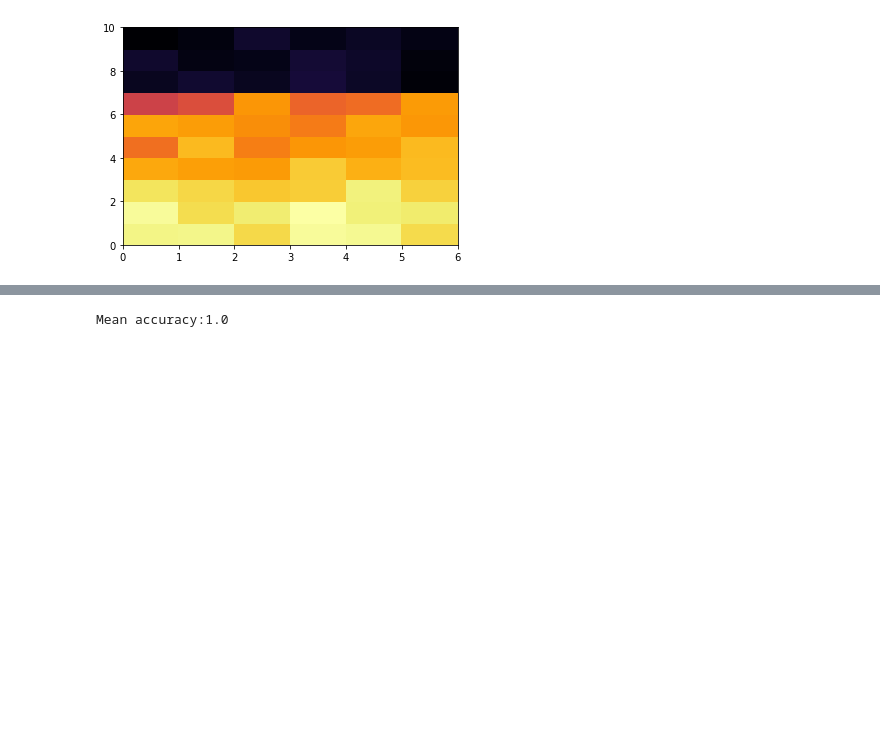
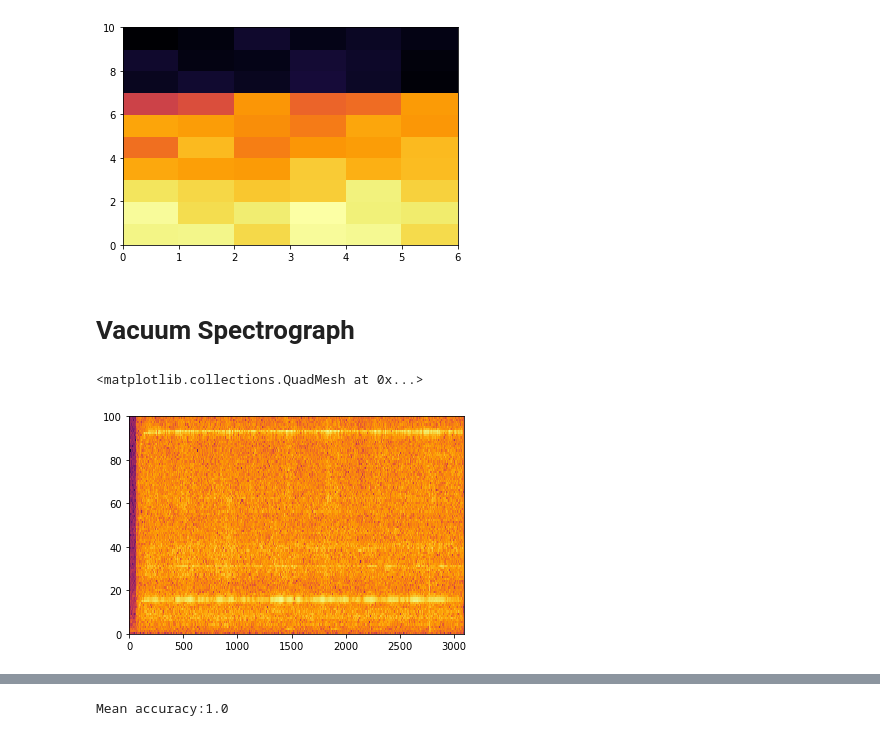
Before and after one commit to xx0o1o0xx/Sound-Classification, a Jupyter notebook: Sound Classification.ipynb, the cells around one changed output, grey strips where cells are left out. Cells and saved outputs as stored; diff of their text form; code cells hidden in the pictures; blank space fills up the shorter version.

```diff
--- a/Sound Classification.ipynb
+++ b/Sound Classification.ipynb
@@ -55,0 +50,12 @@ print(pxx[512,:])
+# %%
+b_fs,b_y = wavfile.read(blender_file_list[0])
+m_fs,m_y = wavfile.read(music_file_list[0])
+w_fs,w_y = wavfile.read(microwave_file_list[0])
+a_fs,a_y = wavfile.read(alarm_file_list[0])
+v_fs,v_y = wavfile.read(vacuum_file_list[0])
+
+f,t,b_pxx = signal.spectrogram(b_y, nperseg=FFT_SIZE, fs=b_fs, noverlap=FFT_SIZE/2)
+f,t,m_pxx = signal.spectrogram(m_y, nperseg=FFT_SIZE, fs=m_fs, noverlap=FFT_SIZE/2)
+f,t,v_pxx = signal.spectrogram(v_y, nperseg=FFT_SIZE, fs=v_fs, noverlap=FFT_SIZE/2)
+f,t,a_pxx = signal.spectrogram(a_y, nperseg=FFT_SIZE, fs=a_fs, noverlap=FFT_SIZE/2)
+f,t,w_pxx = signal.spectrogram(w_y, nperseg=FFT_SIZE, fs=w_fs, noverlap=FFT_SIZE/2)
@@ -71,3 +74,10 @@ plt.pcolormesh(np.log10(resized_pxx),cmap=cmap)
 # %% [output]
 <matplotlib.collections.QuadMesh at 0x...>
 [figure]
+# %% [markdown]
+# Vacuum Spectrograph
+# %%
+plt.pcolormesh(np.log10(v_pxx[0:100,:]),cmap=cmap)
+# %% [output]
+<matplotlib.collections.QuadMesh at 0x...>
+[figure, added]
```
Also changed, not shown: parts of 24 cells of this notebook, 22 other files.
